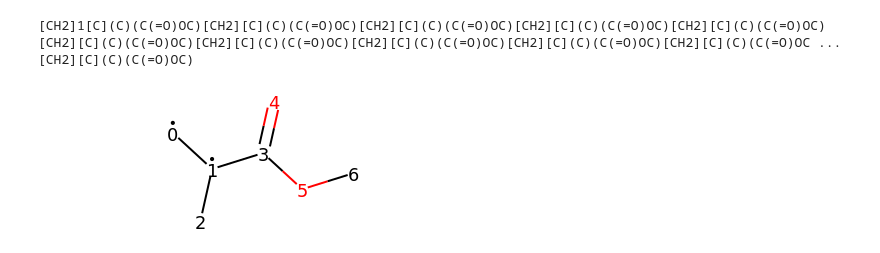
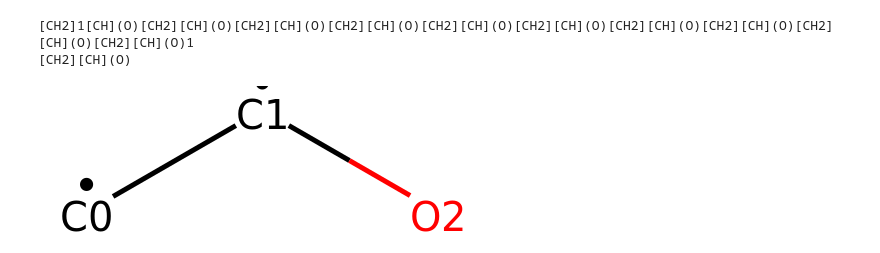
Before and after one commit to JulianKimmig/nanoparticle_size_prediction, a Jupyter notebook: notebooks/graph_conv.ipynb, the cells around one changed output. Drawn from its saved outputs; the diff is of its cells as text; code cells hidden in the pictures.

Commit message:
graph convolution matrix exampple

```diff
--- a/notebooks/graph_conv.ipynb
+++ b/notebooks/graph_conv.ipynb
@@ -16,24 +16,27 @@ from rdkit import Chem
 import numpy as np
 # %%
 repeating_unit_smiles="[CH2][C](C)(C(=O)OC)"
+repeating_unit_smiles="[CH2][CH](O)"
 NRU=10
 
 s=repeating_unit_smiles.replace("]","]1",1) + repeating_unit_smiles*(NRU-1) +"1"
 print(s)
-mol = Chem.MolFromSmiles(s)
-Chem.Draw.MolToImage(mol).save("gc_circ.png")
+circ_mol = Chem.MolFromSmiles(s)
+Chem.Draw.MolToImage(circ_mol).save("gc_circ.png")
 
 s = repeating_unit_smiles
 print(s)
 mol = Chem.MolFromSmiles(s)
 for atom in mol.GetAtoms():
-    atom.SetProp('atomLabel',str(atom.GetIdx()))
+    atom.SetProp('atomLabel',atom.GetSymbol()+str(atom.GetIdx()))
 Chem.Draw.MolToImage(mol).save("gc_one_number.png")
+
+circ_mol = Chem.AddHs(circ_mol)
 mol
 # %% [output]
-[CH2]1[C](C)(C(=O)OC)[CH2][C](C)(C(=O)OC)[CH2][C](C)(C(=O)OC)[CH2][C](C)(C(=O)OC)[CH2][C](C)(C(=O)OC)[CH2][C](C)(C(=O)OC)[CH2][C](C)(C(=O)OC)[CH2][C](C)(C(=O)OC)[CH2][C](C)(C(=O)OC)[CH2][C](C)(C(=O)OC ...
-[CH2][C](C)(C(=O)OC)
+[CH2]1[CH](O)[CH2][CH](O)[CH2][CH](O)[CH2][CH](O)[CH2][CH](O)[CH2][CH](O)[CH2][CH](O)[CH2][CH](O)[CH2][CH](O)[CH2][CH](O)1
+[CH2][CH](O)
-[figure, old version]
+[figure, new version]
 # %%
 featurizer = FeaturizerList([atom_symbol_hcnopsclbr_other_one_hot,
  atom_degree_one_hot,
```
Also changed, not shown: parts of 11 cells of this notebook, 2 other files.
